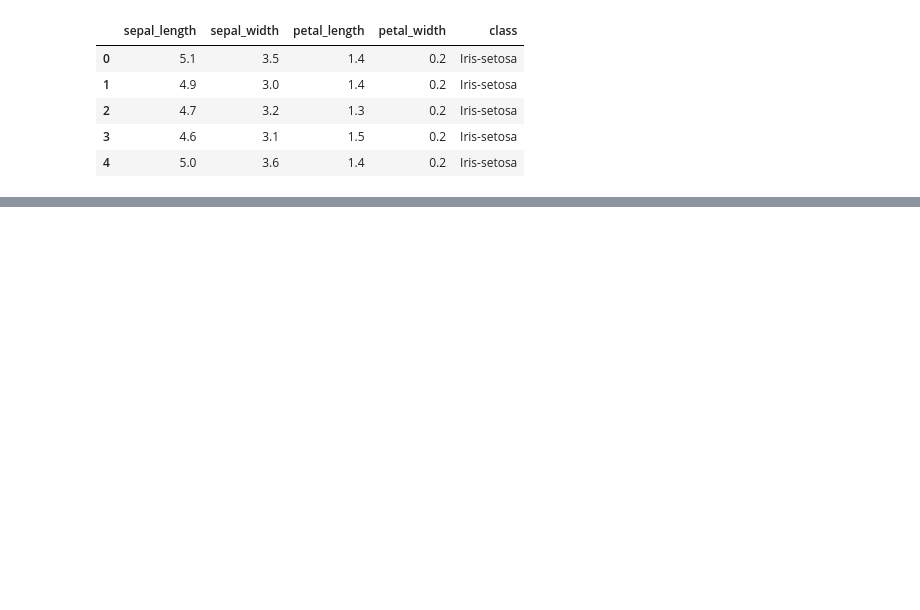
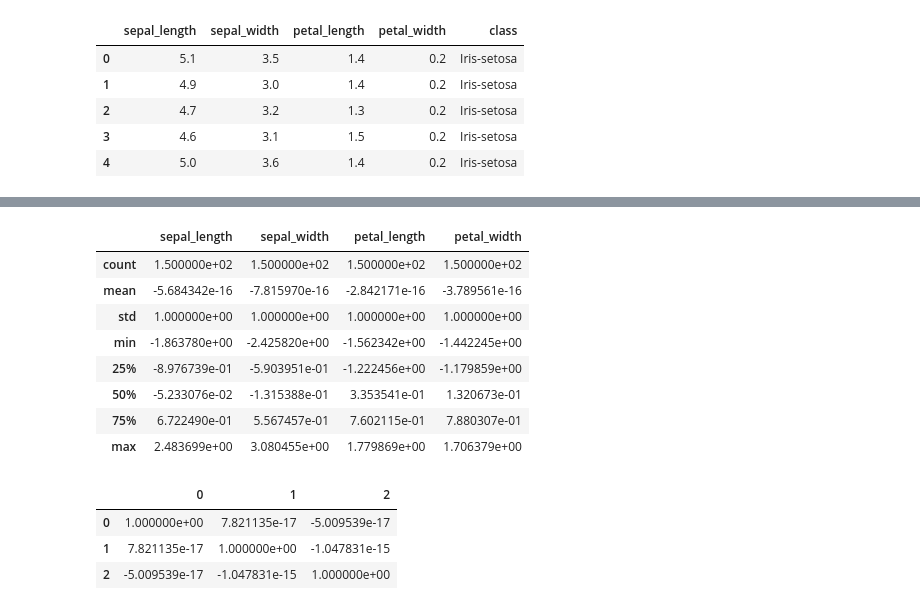
Before and after one commit to lavima/itf31519_2025, a Jupyter notebook: more_supervised_algorithmss/workshop2210.ipynb, the cells around one changed output, grey strips where cells are left out. Saved outputs shown, nothing was run; the diff lists cells and outputs as text; code cells hidden in the pictures; blank space fills up the shorter version.

```diff
--- a/more_supervised_algorithmss/workshop2210.ipynb
+++ b/more_supervised_algorithmss/workshop2210.ipynb
@@ -32,3 +60,24 @@ targets = dataset['class']
+# %%
+features = (features - features.mean()) / features.std()
+features.describe()
+# %% [output]
+|  | sepal_length | sepal_width | petal_length | petal_width |
+| count | 1.500000e+02 | 1.500000e+02 | 1.500000e+02 | 1.500000e+02 |
+| mean | -5.684342e-16 | -7.815970e-16 | -2.842171e-16 | -3.789561e-16 |
+| std | 1.000000e+00 | 1.000000e+00 | 1.000000e+00 | 1.000000e+00 |
+| min | -1.863780e+00 | -2.425820e+00 | -1.562342e+00 | -1.442245e+00 |
+| 25% | -8.976739e-01 | -5.903951e-01 | -1.222456e+00 | -1.179859e+00 |
+| 50% | -5.233076e-02 | -1.315388e-01 | 3.353541e-01 | 1.320673e-01 |
+| 75% | 6.722490e-01 | 5.567457e-01 | 7.602115e-01 | 7.880307e-01 |
+| max | 2.483699e+00 | 3.080455e+00 | 1.779869e+00 | 1.706379e+00 |
+# %%
+features_pca2 = pd.DataFrame(PCA(n_components=2).fit_transform(features))
+features_pca3 = pd.DataFrame(PCA(n_components=3).fit_transform(features))
+# %% [output]
+|  | 0 | 1 | 2 |
+| 0 | 1.000000e+00 | 7.821135e-17 | -5.009539e-17 |
+| 1 | 7.821135e-17 | 1.000000e+00 | -1.047831e-15 |
+| 2 | -5.009539e-17 | -1.047831e-15 | 1.000000e+00 |
 # %%
 # A function for running tests on specified data
 def evaluate(estimator, X, y):
```
Also changed, not shown: parts of 8 cells of this notebook, 3 other files.
